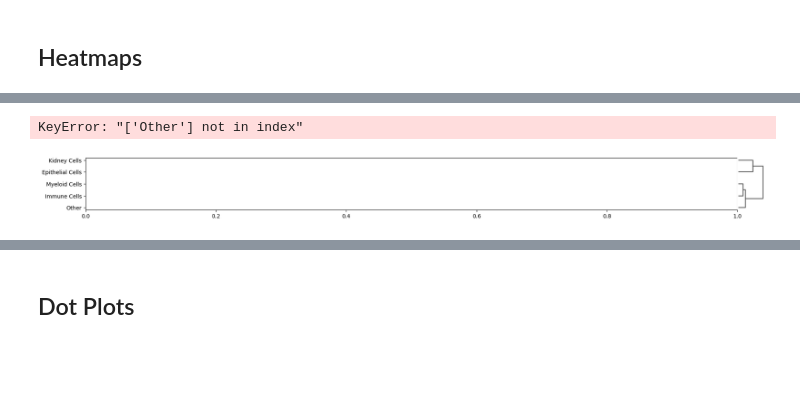
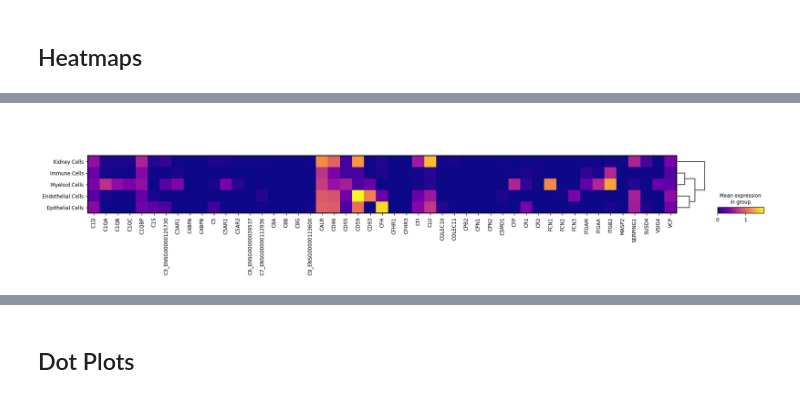
Before and after one commit to aumchampaneri/Biochemistry-BS, a Jupyter notebook: Human Kidney Atlas/Hs_CKD-Kidney_scRNA.ipynb, the cells around one changed output, grey strips where cells are left out. Cells and saved outputs as stored; diff of their text form; code cells hidden in the pictures; blank space fills up the shorter version.

```diff
--- a/Human Kidney Atlas/Hs_CKD-Kidney_scRNA.ipynb
+++ b/Human Kidney Atlas/Hs_CKD-Kidney_scRNA.ipynb
@@ -255,22 +265,21 @@ sc.pl.MatrixPlot(scRNA_ckd,
 # %%
 # Example list of genes to remove
-genes_to_remove = ['CFHR2', 'ITGAMX', 'MASP3', 'MBL2']
+genes_to_remove = ['C1R', 'C1RL', 'C2_ENSG00000166278', 'C4A', 'C4B', 'CFB', 'CFD', 'CFHR2', 'CFHR4', 'CFHR5', 'ITGAMX', 'MASP1', 'MASP3', 'MBL2']
 # Get the filtered gene list
 filtered_gene_list = filter_genes(gene_dict_names, genes_to_remove)
 
 # Plot the expression of complement genes as a matrix plot only for cell_type_groups
 sc.pl.MatrixPlot(scRNA_ckd,
                  filtered_gene_list,
                  groupby='cell_type_group',
                  gene_symbols='feature_name',
                  use_raw=False,
                  log=False,
                  # title='Complement Genes Expression in Kidney Cells',
                  ).add_dendrogram(show=True, size=0.9).style(cmap='plasma', edge_color='none').show()
- # .savefig('matrixplot_aG-sC_NKD.pdf')
+ # .savefig('matrixplot_aG-sC_CKD.pdf')
 # %% [output]
-KeyError: "['Other'] not in index"
-[figure, old version]
+[figure, new version]
 # %%
 # Define the gene set for plotting
 entry_pathway_comp = ['C1S','C1QA','C1QB','C1QC','C1QBP','FCN1','FCN2','FCN3','COLEC10','COLEC11','MASP2','C3_ENSG00000125730','CFP']
```
Also changed, not shown: parts of 10 cells of this notebook, 1 other file.
